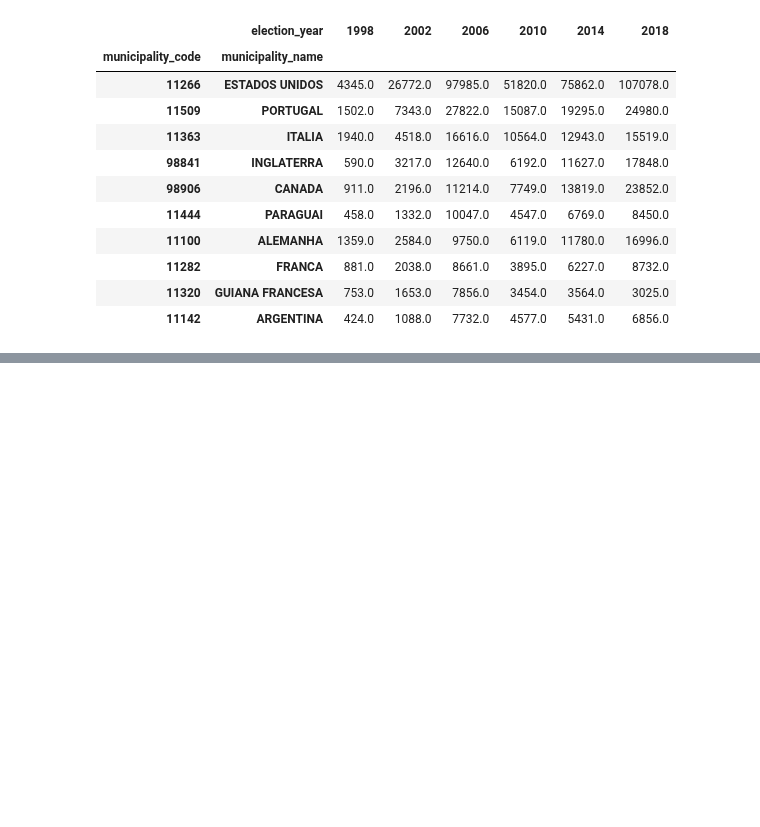
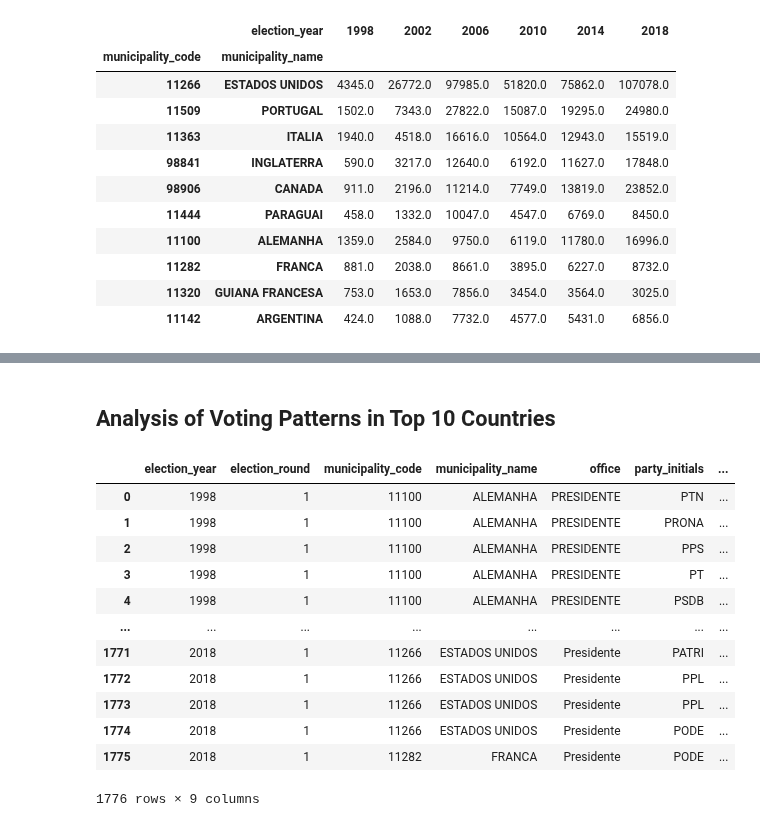
Before and after one commit to BU-Spark/ds-boston-bpda-br-election, a Jupyter notebook: TEAM1/src/votingdata.ipynb, the cells around one changed output, grey strips where cells are left out. Cells and saved outputs as stored; diff of their text form; code cells hidden in the pictures; blank space fills up the shorter version.

```diff
--- a/TEAM1/src/votingdata.ipynb
+++ b/TEAM1/src/votingdata.ipynb
@@ -331,3 +347,5 @@ votings.head(10)
 | 50 | PARTIDO SOCIALISMO E LIBERDADE | PSOL | 0.0 | 0.0 | 3294.0 | 693.0 | 3474.0 | 1274.0 |
 | 51 | PATRIOTA | PATRI | 0.0 | 0.0 | 0.0 | 0.0 | 0.0 | 1172.0 |
 | 15 | MOVIMENTO DEMOCRATICO BRASILEIRO | MDB | 0.0 | 0.0 | 0.0 | 0.0 | 0.0 | 952.0 |
+# %% [markdown]
+## Analysis of Voting Patterns in Top 10 Countries
@@ -333,0 +395,17 @@ votings.head(10)
+# %%
+top_10 = get_top_N(df_combined, 10)
+top_10
+# %% [output]
+|  | election_year | election_round | municipality_code | municipality_name | office | party_initials | ... |
+| 0 | 1998 | 1 | 11100 | ALEMANHA | PRESIDENTE | PTN | ... |
+| 1 | 1998 | 1 | 11100 | ALEMANHA | PRESIDENTE | PRONA | ... |
+| 2 | 1998 | 1 | 11100 | ALEMANHA | PRESIDENTE | PPS | ... |
+| 3 | 1998 | 1 | 11100 | ALEMANHA | PRESIDENTE | PT | ... |
+| 4 | 1998 | 1 | 11100 | ALEMANHA | PRESIDENTE | PSDB | ... |
+| ... | ... | ... | ... | ... | ... | ... | ... |
+| 1771 | 2018 | 1 | 11266 | ESTADOS UNIDOS | Presidente | PATRI | ... |
+| 1772 | 2018 | 1 | 11266 | ESTADOS UNIDOS | Presidente | PPL | ... |
+| 1773 | 2018 | 1 | 11266 | ESTADOS UNIDOS | Presidente | PPL | ... |
+| 1774 | 2018 | 1 | 11266 | ESTADOS UNIDOS | Presidente | PODE | ... |
+| 1775 | 2018 | 1 | 11282 | FRANCA | Presidente | PODE | ... |
+1776 rows × 9 columns
```
Also changed, not shown: parts of 5 cells of this notebook.
